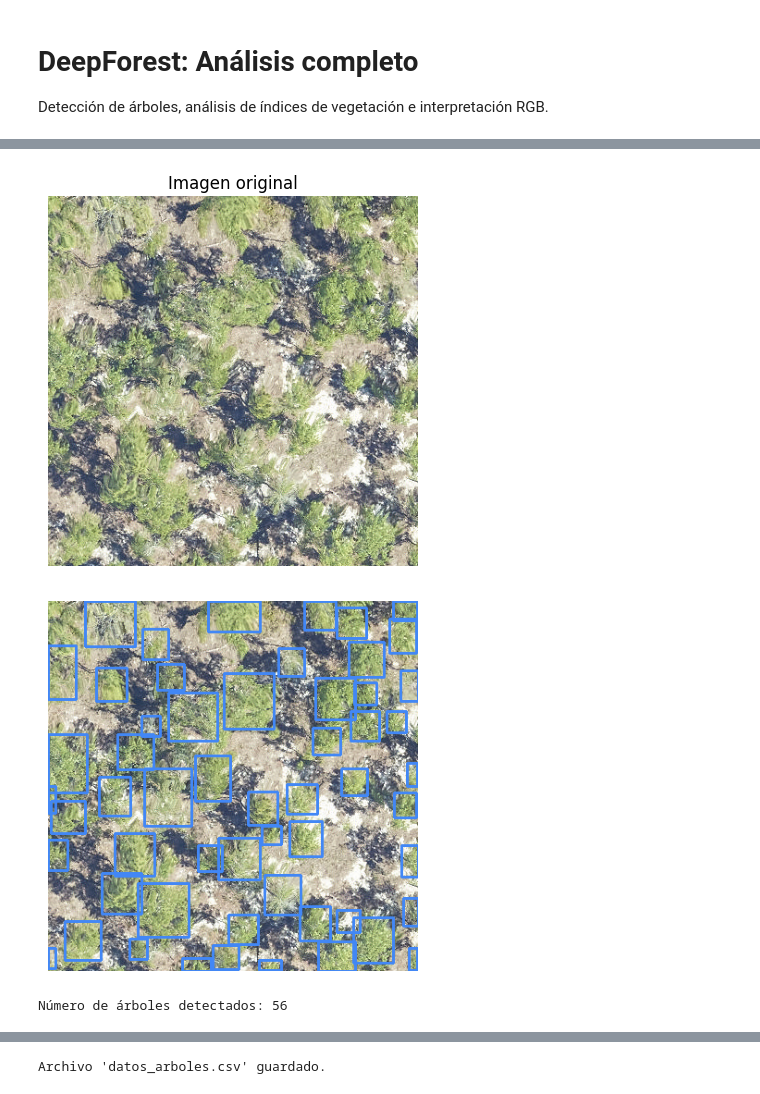
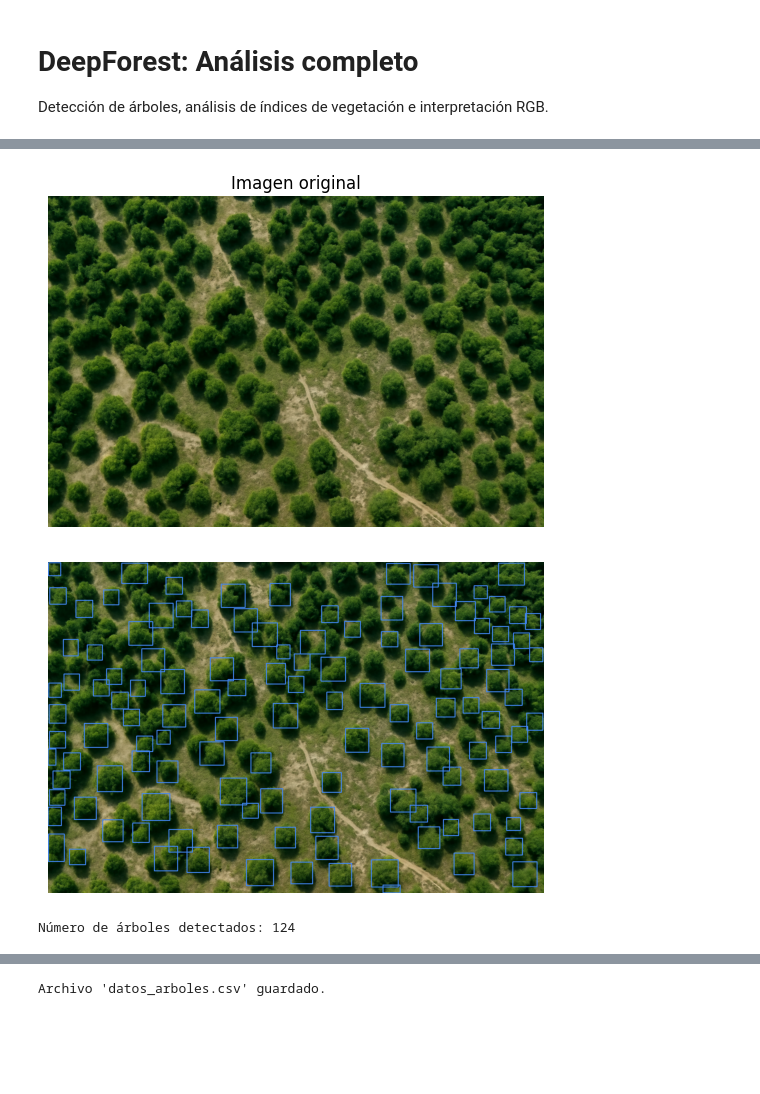
Before and after one commit to undelapaz-vc2025I/deepforest-6, a Jupyter notebook: analisis_arboles.ipynb, the cells around one changed output, grey strips where cells are left out. Saved outputs shown, nothing was run; the diff lists cells and outputs as text; code cells hidden in the pictures; blank space fills up the shorter version.

```diff
--- a/analisis_arboles.ipynb
+++ b/analisis_arboles.ipynb
@@ -36,30 +37,30 @@ HPU available: False, using: 0 HPUs
 Modelo cargado correctamente
 # %%
 # 3. Carga de imagen y predicción
-sample_image_path = get_data("OSBS_029.png")  # Ruta de la imagen de ejemplo
+sample_image_path = "g.png"  # Ruta de la imagen de ejemplo
 img_in = Image.open(sample_image_path)
 
 # Mostrar la imagen cargada
 plt.imshow(img_in)
 plt.title("Imagen original")
 plt.axis('off')
 plt.show()
 
 # Convertir la imagen a un array y realizar la predicción
 img_array = np.array(img_in)
 img_out = model.predict_image(path=sample_image_path)
 
 # Mostrar resultados visualmente
 plot_results(img_out)
 plt.show()
 
 # Mostrar cuántos árboles han sido detectados
 num_trees = len(img_out)
 print(f"Número de árboles detectados: {num_trees}")
 # %% [output]
-[figure, old version]
+[figure, new version]
-[figure, old version]
+[figure, new version]
-Número de árboles detectados: 56
+Número de árboles detectados: 124
 # %%
 # 4. Cálculo de áreas e ID
 img_out["id_arbol"] = range(1, len(img_out) + 1)  # Asignación de un ID único a cada árbol
```
Also changed, not shown: parts of 5 cells of this notebook.
